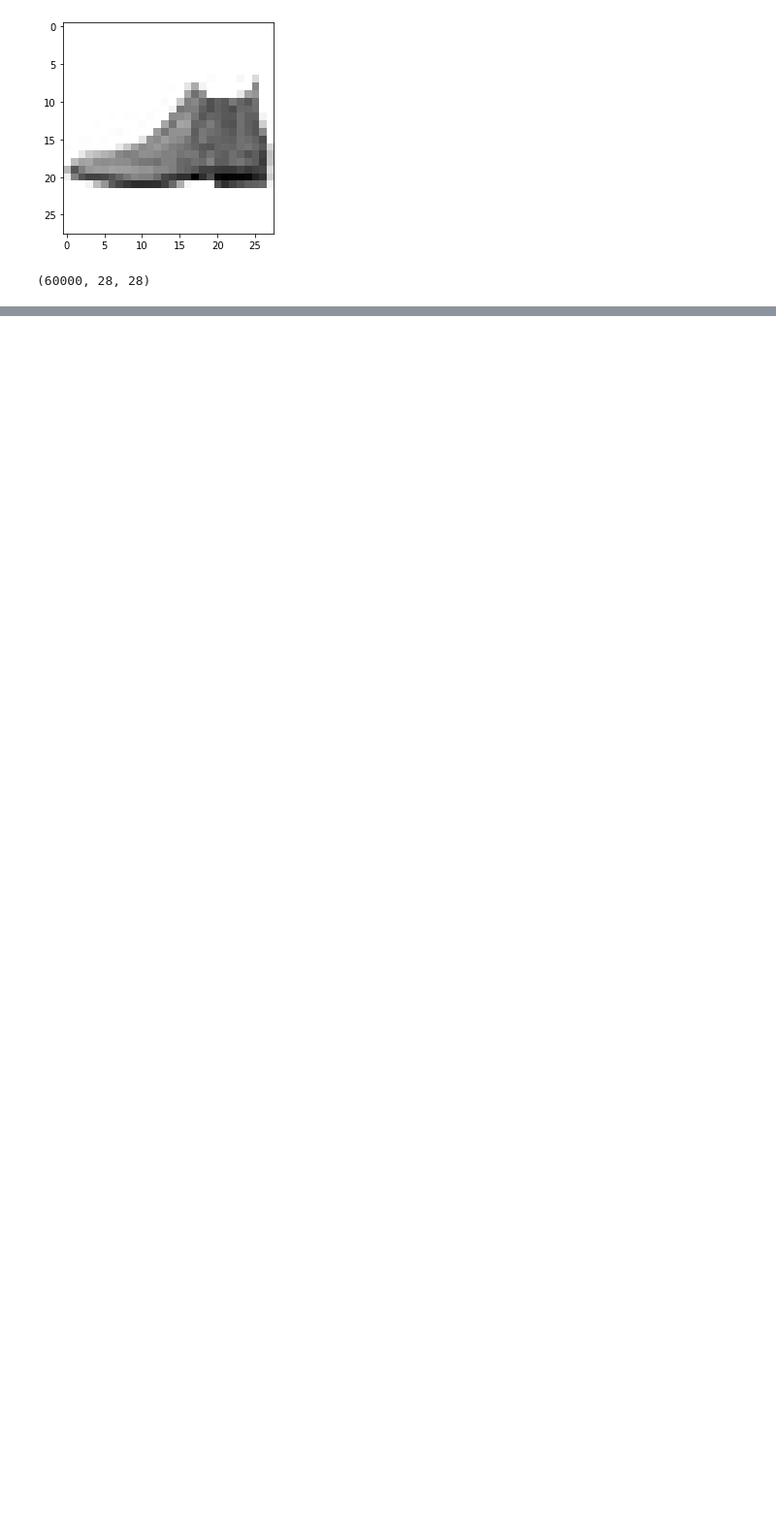
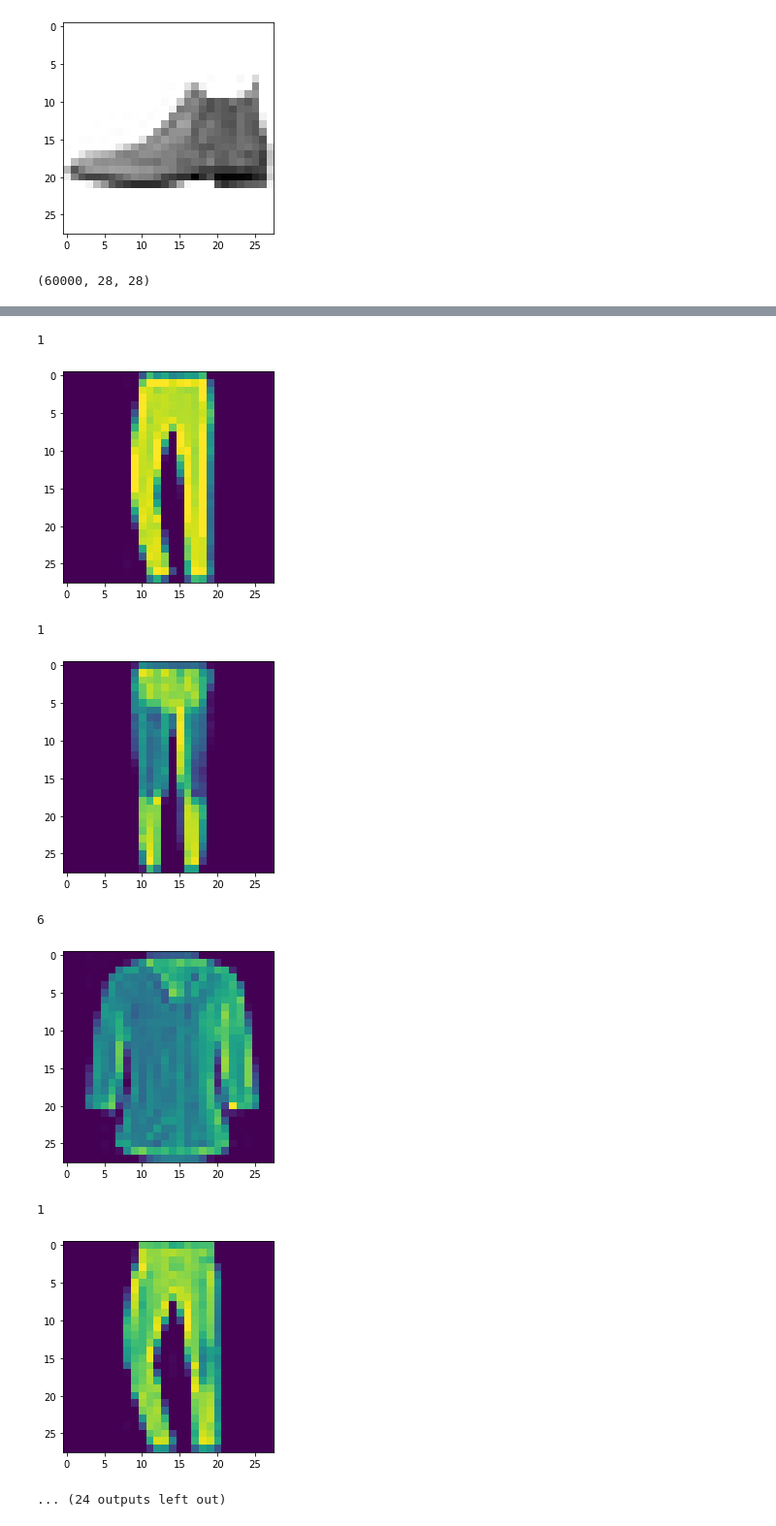
Before and after one commit to d3crvpt3d/KI, a Jupyter notebook: main.ipynb, the cells around one changed output, grey strips where cells are left out. Shown at 97% size. Cells and saved outputs as stored; diff of their text form; code cells hidden in the pictures; blank space fills up the shorter version.

```diff
--- a/main.ipynb
+++ b/main.ipynb
@@ -21,16 +21,21 @@ train_images.shape
 (60000, 28, 28)
 # %%
 model = tf.keras.Sequential([
-  tf.keras.layers.Conv2D(8, 3, strides=(1, 1), padding="valid", activation='relu', input_shape=(28, 28, 1)),
+  tf.keras.layers.Conv2D(8, 4, strides=(1, 1), padding="same", activation='relu', input_shape=(28, 28, 1)),
   tf.keras.layers.MaxPooling2D(),
-  tf.keras.layers.Conv2D(8, 3, strides=(1, 1), padding="valid", activation='relu'),
+  tf.keras.layers.Conv2D(8, 4, strides=(1, 1), padding="same", activation='relu'),
   tf.keras.layers.MaxPooling2D(),
-  tf.keras.layers.Conv2D(8, 3, strides=(1, 1), padding="valid", activation='relu'),
+  tf.keras.layers.Conv2D(8, 3, strides=(1, 1), padding="same", activation='relu'),
+  tf.keras.layers.MaxPooling2D(),
+  tf.keras.layers.Conv2D(8, 3, strides=(1, 1), padding="same", activation='relu'),
   tf.keras.layers.MaxPooling2D(),
   tf.keras.layers.Flatten(),
-  tf.keras.layers.Dense(28, activation='relu'),
+  tf.keras.layers.Dense(64, activation='relu'),
+  tf.keras.layers.Dense(128, activation='relu'),
   tf.keras.layers.Dense(10)
 ])
+
+model.load_weights('./checkpoints/my_checkpoint')
 
 loss_fn = tf.keras.losses.SparseCategoricalCrossentropy(from_logits=True)
 
@@ -91,0 +67,6 @@ Label+Img:
+# %%
+size = 18
+
+pred_out(size)
+label_out(size)
+# %% [output]
@@ -91,0 +93,9 @@ Label+Img:
+1
+[figure, added]
+1
+[figure, added]
+6
+[figure, added]
+1
+[figure, added]
+... (24 outputs left out)
```
Also changed, not shown: parts of 4 cells of this notebook, 3 other files.
